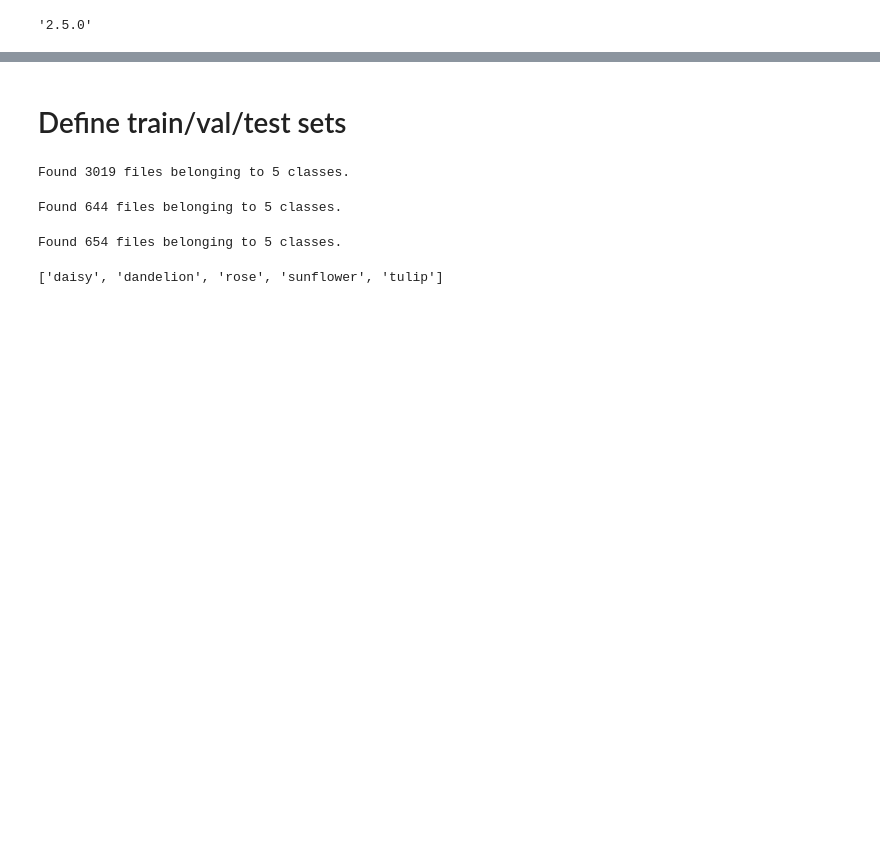
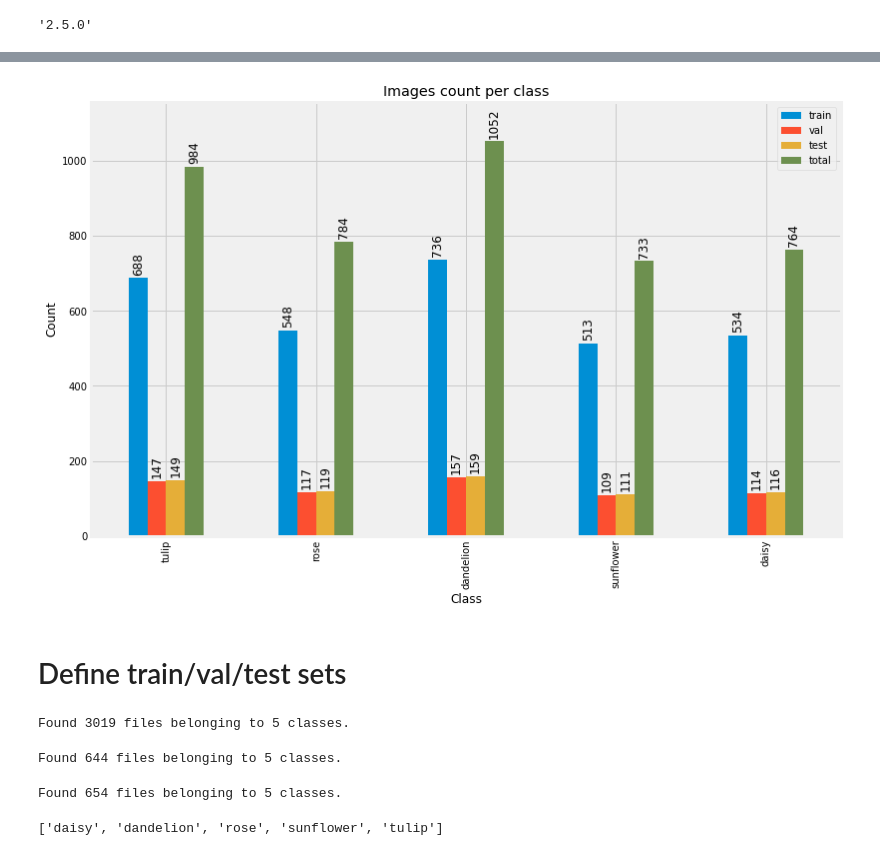
Before and after one commit to MortenTabaka/Deep-learning-exercises-with-TensorFlow2, a Jupyter notebook: Tabaka_Marcin_klasyfikacja_kwiatow.ipynb, the cells around one changed output, grey strips where cells are left out. Saved outputs shown, nothing was run; the diff lists cells and outputs as text; code cells hidden in the pictures; blank space fills up the shorter version.

```diff
--- a/Tabaka_Marcin_klasyfikacja_kwiatow.ipynb
+++ b/Tabaka_Marcin_klasyfikacja_kwiatow.ipynb
@@ -71,0 +106,8 @@ if should_prepare_data:
+# %%
+split_folders = ['./data/output_flowers/train', './data/output_flowers/val', './data/output_flowers/test']
+
+data = get_count_of_images(split_folders)
+# %%
+df = pd.DataFrame(data)
+df['total']= df.sum(axis=1)
+df
@@ -72,3 +121,17 @@ if should_prepare_data:
+# %%
+def display_graph_of_images_count(dataframe):
+    ax = dataframe.plot(kind='bar', figsize=(12, 8), title='Images count per class',
+                        xlabel='Class', ylabel='Count', legend=False)
+
+    for i in range(4):
+        ax.bar_label(ax.containers[i], label_type='edge', rotation=90, fontsize=12, padding=3)
+
+    ax.margins(y=0.1)
+    ax.legend()
+# %%
+display_graph_of_images_count(df)
+# %% [output]
+[figure, added]
 # %% [markdown]
 # Define train/val/test sets
 # %%
```
Also changed, not shown: parts of 28 cells of this notebook.
